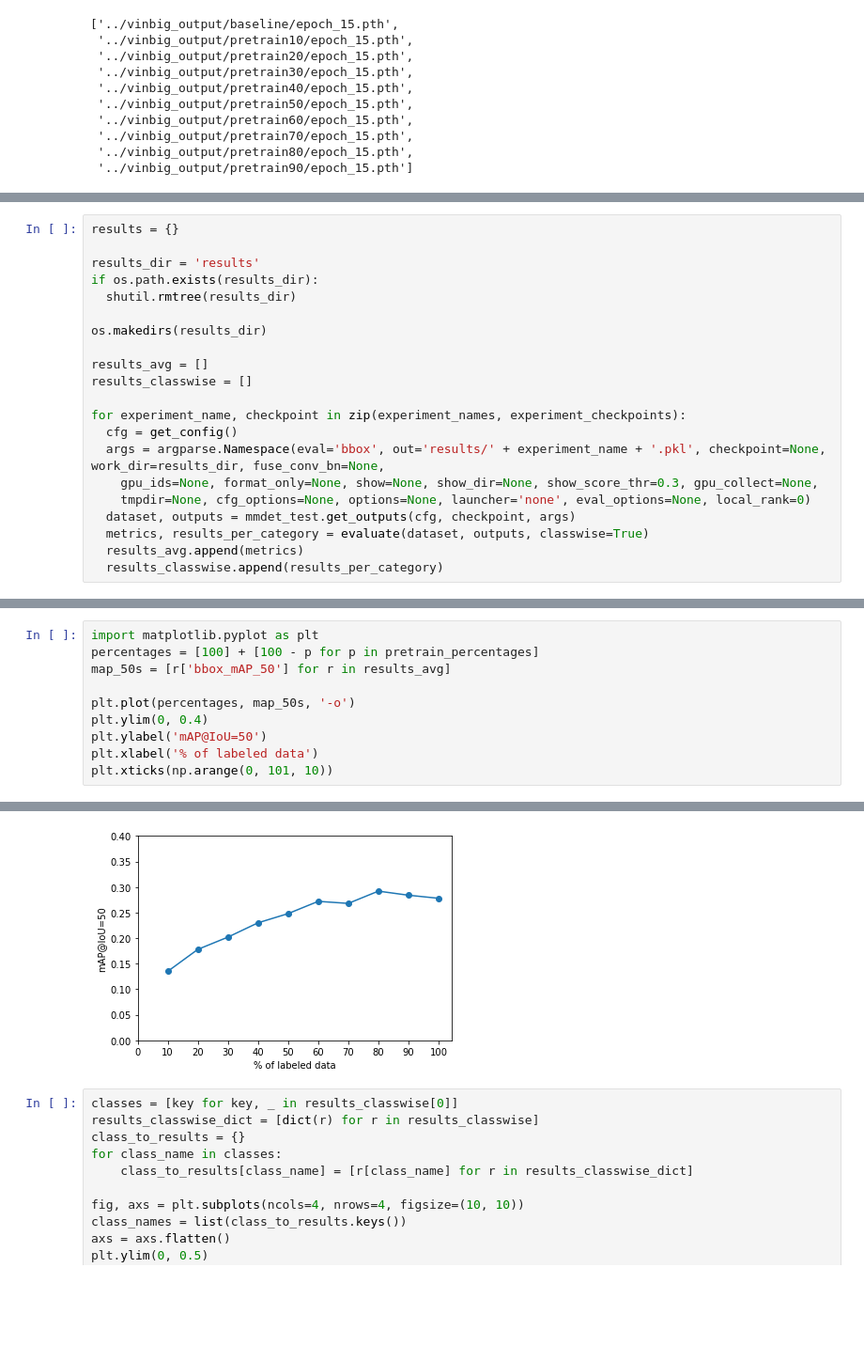
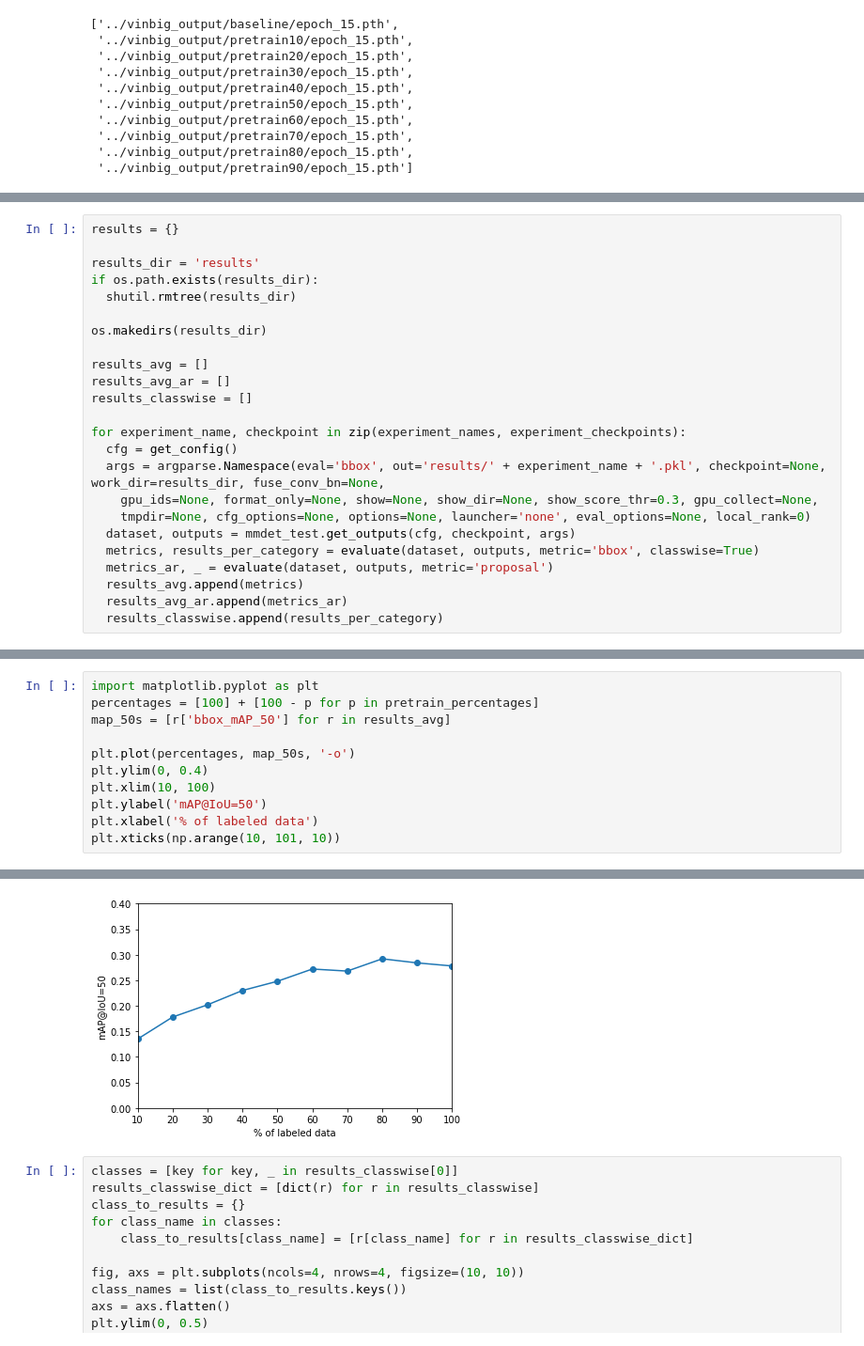
Before and after one commit to marinbenc/ssl-for-medical-object-detection, a Jupyter notebook: source/testing_and_viz.ipynb, the cells around one changed output, grey strips where cells are left out. Shown at 94% size. Drawn from its saved outputs; the diff is of its cells as text; blank space fills up the shorter version.

```diff
--- a/source/testing_and_viz.ipynb
+++ b/source/testing_and_viz.ipynb
@@ -273,6 +275,7 @@ if os.path.exists(results_dir):
 os.makedirs(results_dir)
 
 results_avg = []
+results_avg_ar = []
 results_classwise = []
 
 for experiment_name, checkpoint in zip(experiment_names, experiment_checkpoints):
@@ -281,8 +284,10 @@ for experiment_name, checkpoint in zip(experiment_names, experiment_checkpoints)
     gpu_ids=None, format_only=None, show=None, show_dir=None, show_score_thr=0.3, gpu_collect=None,
     tmpdir=None, cfg_options=None, options=None, launcher='none', eval_options=None, local_rank=0)
   dataset, outputs = mmdet_test.get_outputs(cfg, checkpoint, args)
-  metrics, results_per_category = evaluate(dataset, outputs, classwise=True)
+  metrics, results_per_category = evaluate(dataset, outputs, metric='bbox', classwise=True)
+  metrics_ar, _ = evaluate(dataset, outputs, metric='proposal')
   results_avg.append(metrics)
+  results_avg_ar.append(metrics_ar)
   results_classwise.append(results_per_category)
 # %% [output]
 loading annotations into memory...
@@ -309,8 +314,9 @@ map_50s = [r['bbox_mAP_50'] for r in results_avg]
 
 plt.plot(percentages, map_50s, '-o')
 plt.ylim(0, 0.4)
+plt.xlim(10, 100)
 plt.ylabel('mAP@IoU=50')
 plt.xlabel('% of labeled data')
-plt.xticks(np.arange(0, 101, 10))
+plt.xticks(np.arange(10, 101, 10))
 # %% [output]
 ([<matplotlib.axis.XTick at 0x...>,
@@ -329,8 +338,8 @@ plt.xticks(np.arange(0, 101, 10))
   Text(0, 0, ''),
   Text(0, 0, ''),
   Text(0, 0, ''),
   Text(0, 0, '')])
-[figure, old version]
+[figure, new version]
 # %%
 classes = [key for key, _ in results_classwise[0]]
 results_classwise_dict = [dict(r) for r in results_classwise]
```
Also changed, not shown: parts of 10 cells of this notebook, 2 other files.
